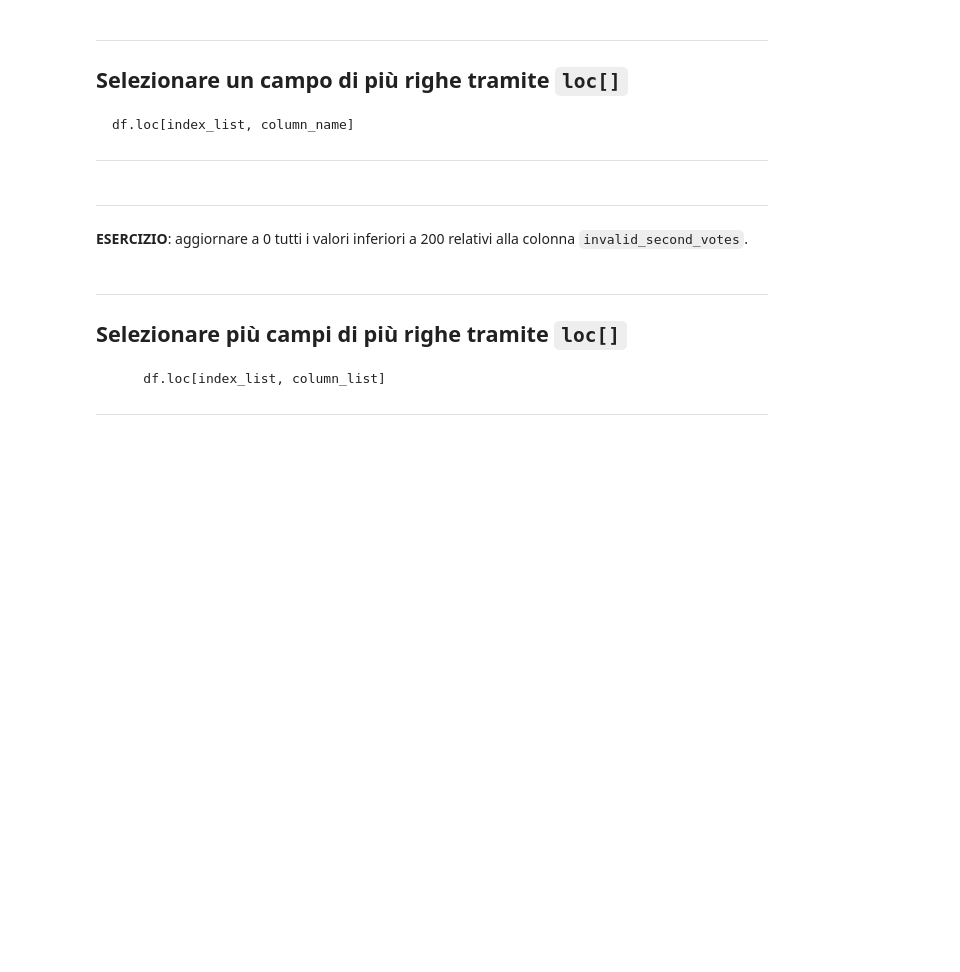
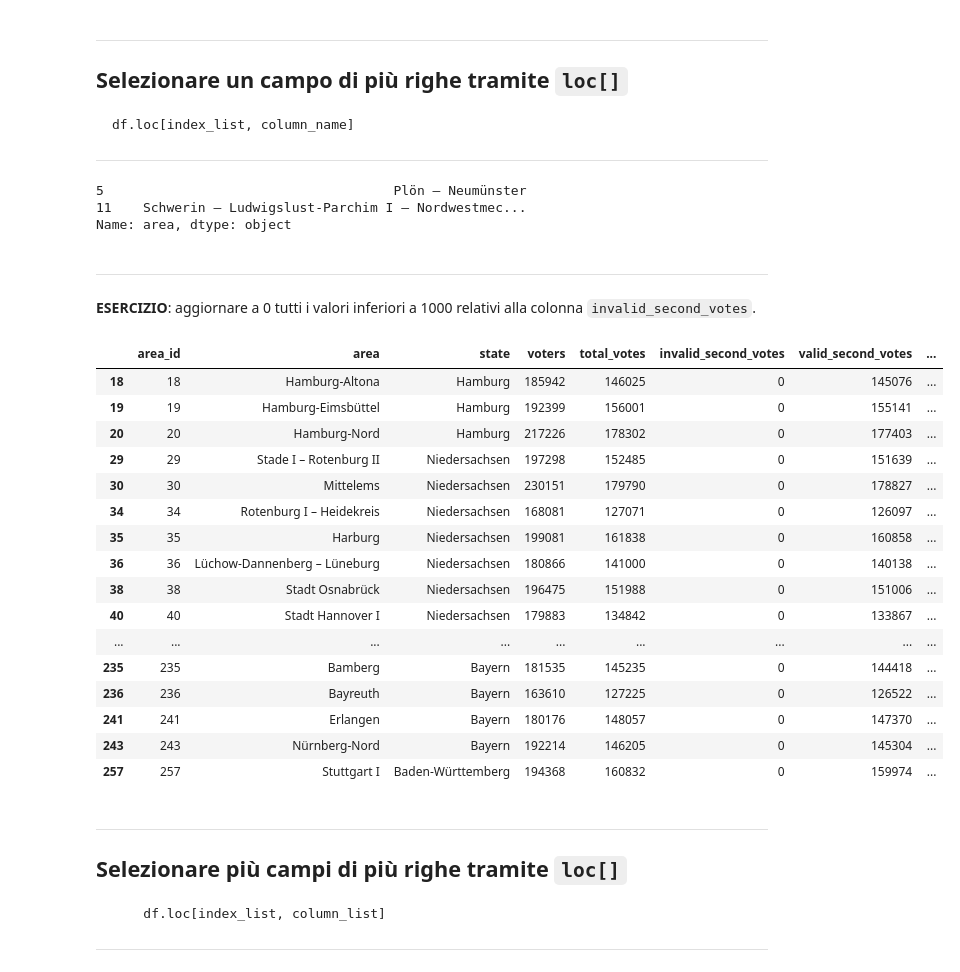
Before and after one commit to bioinformatica-corso/lezioni, a Jupyter notebook: laboratorio/lab13-30ott24/lezione6-pandas.ipynb, the cells around one changed output. Saved outputs shown, nothing was run; the diff lists cells and outputs as text; code cells hidden in the pictures; blank space fills up the shorter version.

```diff
--- a/laboratorio/lab13-30ott24/lezione6-pandas.ipynb
+++ b/laboratorio/lab13-30ott24/lezione6-pandas.ipynb
@@ -123,2 +379,4 @@ Importare `Pandas`.
 # %% [markdown]
 **ESERCIZIO**: aggiornare i valori della colonna `area_id` con il relativo indice.
+# %%
+df['area_id'] = df.index
@@ -132,3 +406,5 @@ Importare `Pandas`.
 ---
 # %% [markdown]
 **ESERCIZIO**: aggiungere la colonna che contiene la percentuale dei voti totali sui votanti.
+# %%
+df['vote_percentage'] = (df['total_votes'] / df['voters'] * 100).round(2)
@@ -224,3 +673,5 @@ Viene restituito un *data frame* con le sole righe che corrispondono a un valore
     df.loc[index, column_name]
 
 ---
+# %%
+df.loc[5, 'state'] = 'unknown'
@@ -233,10 +700,39 @@ Viene restituito un *data frame* con le sole righe che corrispondono a un valore
     df.loc[index_list, column_name]
 
 ---
+# %%
+df.loc[[5,11], 'area']
+# %% [output]
+5                                     Plön – Neumünster
+11    Schwerin – Ludwigslust-Parchim I – Nordwestmec...
+Name: area, dtype: object
 # %% [markdown]
 ---
 
-**ESERCIZIO**: aggiornare a 0 tutti i valori inferiori a 200 relativi alla colonna `invalid_second_votes`.
+**ESERCIZIO**: aggiornare a 0 tutti i valori inferiori a 1000 relativi alla colonna `invalid_second_votes`.
+# %%
+mask = df['invalid_second_votes'] < 1000
+df.loc[df[mask].index, 'invalid_second_votes'] = 0
+# %%
+df[mask]
+# %% [output]
+|  | area_id | area | state | voters | total_votes | invalid_second_votes | valid_second_votes | ... |
+| 18 | 18 | Hamburg-Altona | Hamburg | 185942 | 146025 | 0 | 145076 | ... |
+| 19 | 19 | Hamburg-Eimsbüttel | Hamburg | 192399 | 156001 | 0 | 155141 | ... |
+| 20 | 20 | Hamburg-Nord | Hamburg | 217226 | 178302 | 0 | 177403 | ... |
+| 29 | 29 | Stade I – Rotenburg II | Niedersachsen | 197298 | 152485 | 0 | 151639 | ... |
+| 30 | 30 | Mittelems | Niedersachsen | 230151 | 179790 | 0 | 178827 | ... |
+| 34 | 34 | Rotenburg I – Heidekreis | Niedersachsen | 168081 | 127071 | 0 | 126097 | ... |
+| 35 | 35 | Harburg | Niedersachsen | 199081 | 161838 | 0 | 160858 | ... |
+| 36 | 36 | Lüchow-Dannenberg – Lüneburg | Niedersachsen | 180866 | 141000 | 0 | 140138 | ... |
+| 38 | 38 | Stadt Osnabrück | Niedersachsen | 196475 | 151988 | 0 | 151006 | ... |
+| 40 | 40 | Stadt Hannover I | Niedersachsen | 179883 | 134842 | 0 | 133867 | ... |
+| ... | ... | ... | ... | ... | ... | ... | ... | ... |
+| 235 | 235 | Bamberg | Bayern | 181535 | 145235 | 0 | 144418 | ... |
+| 236 | 236 | Bayreuth | Bayern | 163610 | 127225 | 0 | 126522 | ... |
+| 241 | 241 | Erlangen | Bayern | 180176 | 148057 | 0 | 147370 | ... |
+| 243 | 243 | Nürnberg-Nord | Bayern | 192214 | 146205 | 0 | 145304 | ... |
+| 257 | 257 | Stuttgart I | Baden-Württemberg | 194368 | 160832 | 0 | 159974 | ... |
 # %% [markdown]
 ---
 
```
Also changed, not shown: parts of 41 cells of this notebook.
